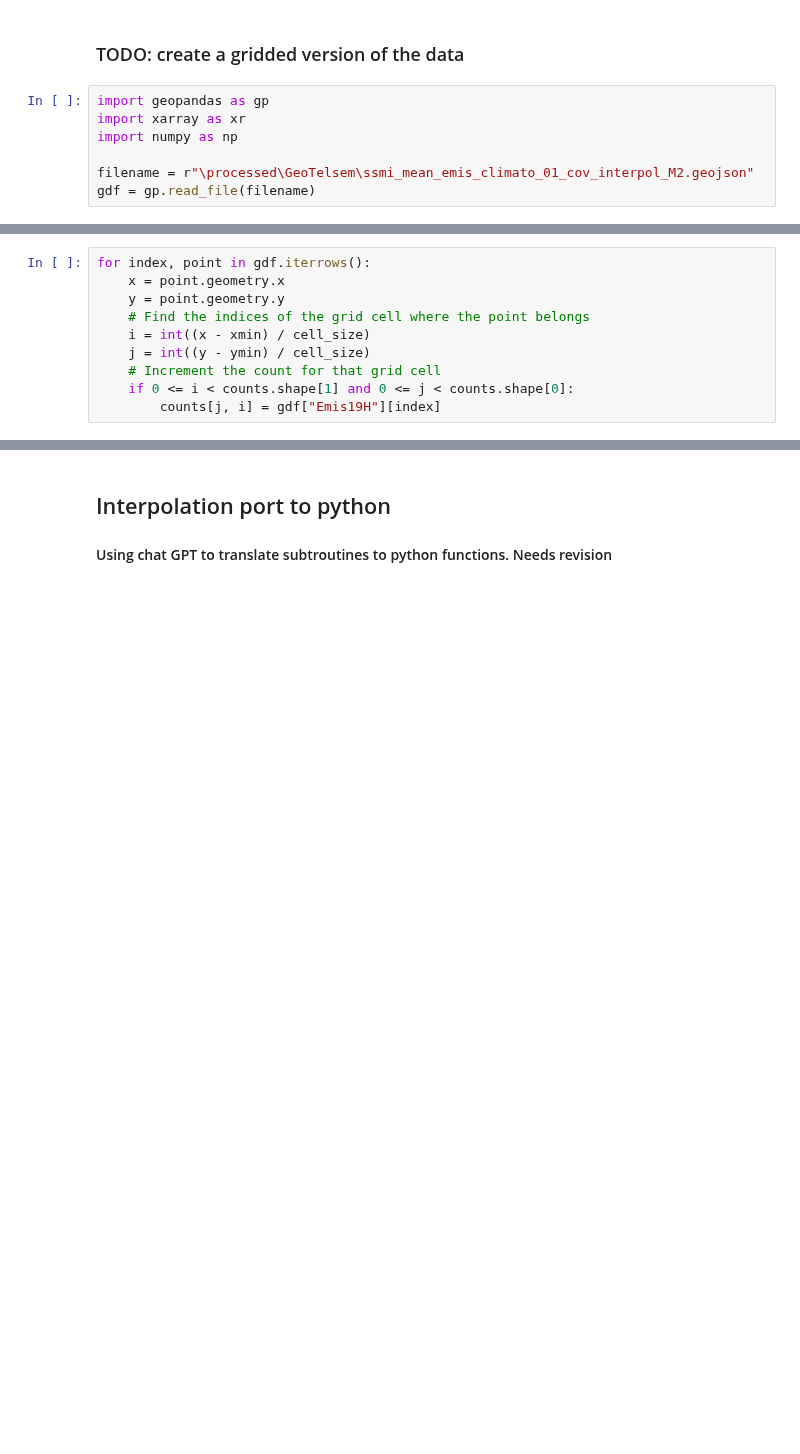
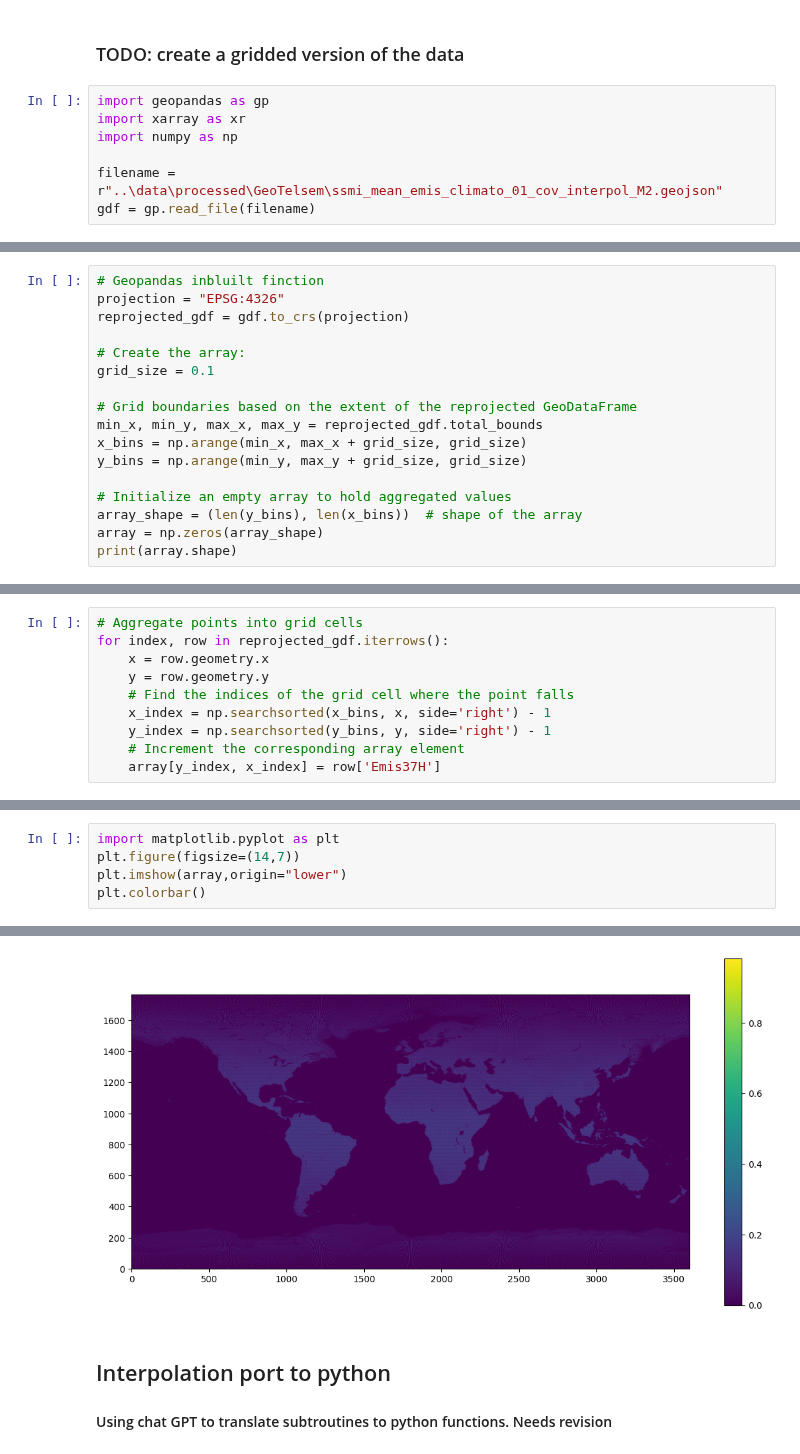
Before and after one commit to AndresTerrer/PMW_LST, a Jupyter notebook: notebooks/TELSEM_atlas_reading.ipynb, the cells around one changed output, grey strips where cells are left out. Cells and saved outputs as stored; diff of their text form; blank space fills up the shorter version.

Commit message:
messing with projection options

```diff
--- a/notebooks/TELSEM_atlas_reading.ipynb
+++ b/notebooks/TELSEM_atlas_reading.ipynb
@@ -79,5 +79,5 @@ import geopandas as gp
 import xarray as xr
 import numpy as np
 
-filename = r"\processed\GeoTelsem\ssmi_mean_emis_climato_01_cov_interpol_M2.geojson"
+filename = r"..\data\processed\GeoTelsem\ssmi_mean_emis_climato_01_cov_interpol_M2.geojson"
 gdf = gp.read_file(filename)
@@ -97,10 +83,0 @@ counts = np.zeros_like(X)
-# %%
-for index, point in gdf.iterrows():
-    x = point.geometry.x
-    y = point.geometry.y
-    # Find the indices of the grid cell where the point belongs
-    i = int((x - xmin) / cell_size)
-    j = int((y - ymin) / cell_size)
-    # Increment the count for that grid cell
-    if 0 <= i < counts.shape[1] and 0 <= j < counts.shape[0]:
-        counts[j, i] = gdf["Emis19H"][index]
@@ -125,0 +84,17 @@ lat_grid.shape, lon_grid.shape
+# %%
+# Geopandas inbluilt finction
+projection = "EPSG:4326"
+reprojected_gdf = gdf.to_crs(projection)
+
+# Create the array:
+grid_size = 0.1
+
+# Grid boundaries based on the extent of the reprojected GeoDataFrame
+min_x, min_y, max_x, max_y = reprojected_gdf.total_bounds
+x_bins = np.arange(min_x, max_x + grid_size, grid_size)
+y_bins = np.arange(min_y, max_y + grid_size, grid_size)
+
+# Initialize an empty array to hold aggregated values
+array_shape = (len(y_bins), len(x_bins))  # shape of the array
+array = np.zeros(array_shape)
+print(array.shape)
@@ -125,0 +103,10 @@ lat_grid.shape, lon_grid.shape
+# %%
+# Aggregate points into grid cells
+for index, row in reprojected_gdf.iterrows():
+    x = row.geometry.x
+    y = row.geometry.y
+    # Find the indices of the grid cell where the point falls
+    x_index = np.searchsorted(x_bins, x, side='right') - 1
+    y_index = np.searchsorted(y_bins, y, side='right') - 1
+    # Increment the corresponding array element
+    array[y_index, x_index] = row['Emis37H']
@@ -125,0 +170,6 @@ lat_grid.shape, lon_grid.shape
+# %%
+import matplotlib.pyplot as plt
+plt.figure(figsize=(14,7))
+plt.imshow(array,origin="lower")
+plt.colorbar()
+# %% [output]
@@ -126,3 +177,4 @@ lat_grid.shape, lon_grid.shape
+[figure, added]
 # %% [markdown]
 ## Interpolation port to python
 #### Using chat GPT to translate subtroutines to python functions. Needs revision
```
Also changed, not shown: parts of 7 cells of this notebook.
